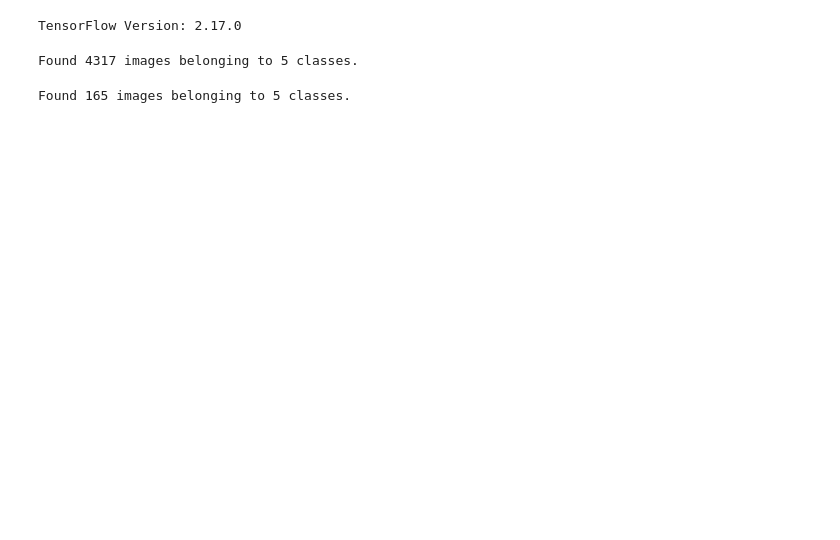
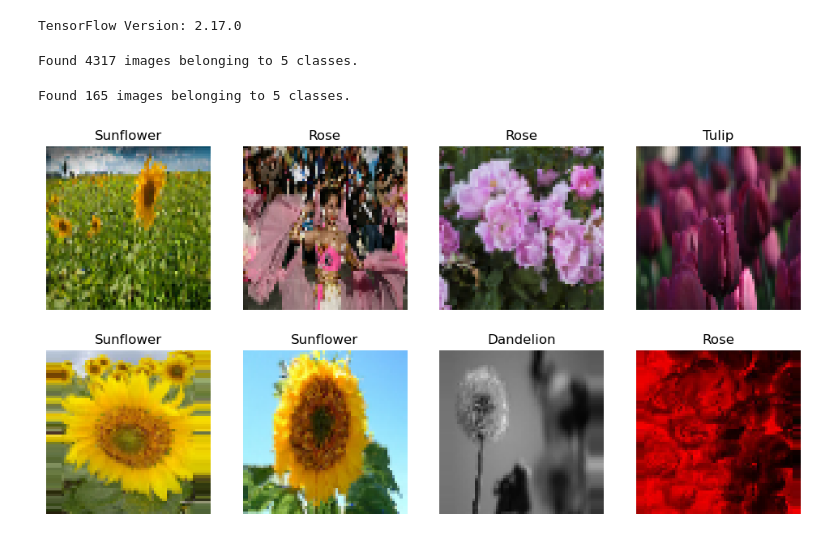
Before and after one commit to phanvantuan14/flower_cnn, a Jupyter notebook: flower_recognition.ipynb, the cells around one changed output. Cells and saved outputs as stored; diff of their text form; code cells hidden in the pictures; blank space fills up the shorter version.

```diff
--- a/flower_recognition.ipynb
+++ b/flower_recognition.ipynb
@@ -46 +45,23 @@ cnn = tf.keras.models.Sequential()
+# %%
+def get_images_from_flow(flow, num_images):
+    images, labels = next(flow)
+    return images[:num_images], labels[:num_images]
+# %%
+def plot_images(images, labels, class_names, num_rows, num_cols):
+    plt.figure(figsize=(12, 6))
+    for i in range(num_rows * num_cols):
+        plt.subplot(num_rows, num_cols, i + 1)
+        plt.imshow(images[i])
+        plt.title(class_names[np.argmax(labels[i])])
+        plt.axis('off')
+    plt.show()
+# %%
+# Lấy 8 ảnh từ dòng dữ liệu
+num_images = 8
+images, labels = get_images_from_flow(training_set, num_images)
+
+# Vẽ ảnh với 2 dòng và 4 cột
+plot_images(images, labels, class_names, num_rows=2, num_cols=4)
+# %% [output]
+[figure, added]
 # %%
```
Also changed, not shown: parts of 16 cells of this notebook, 1 other file.
